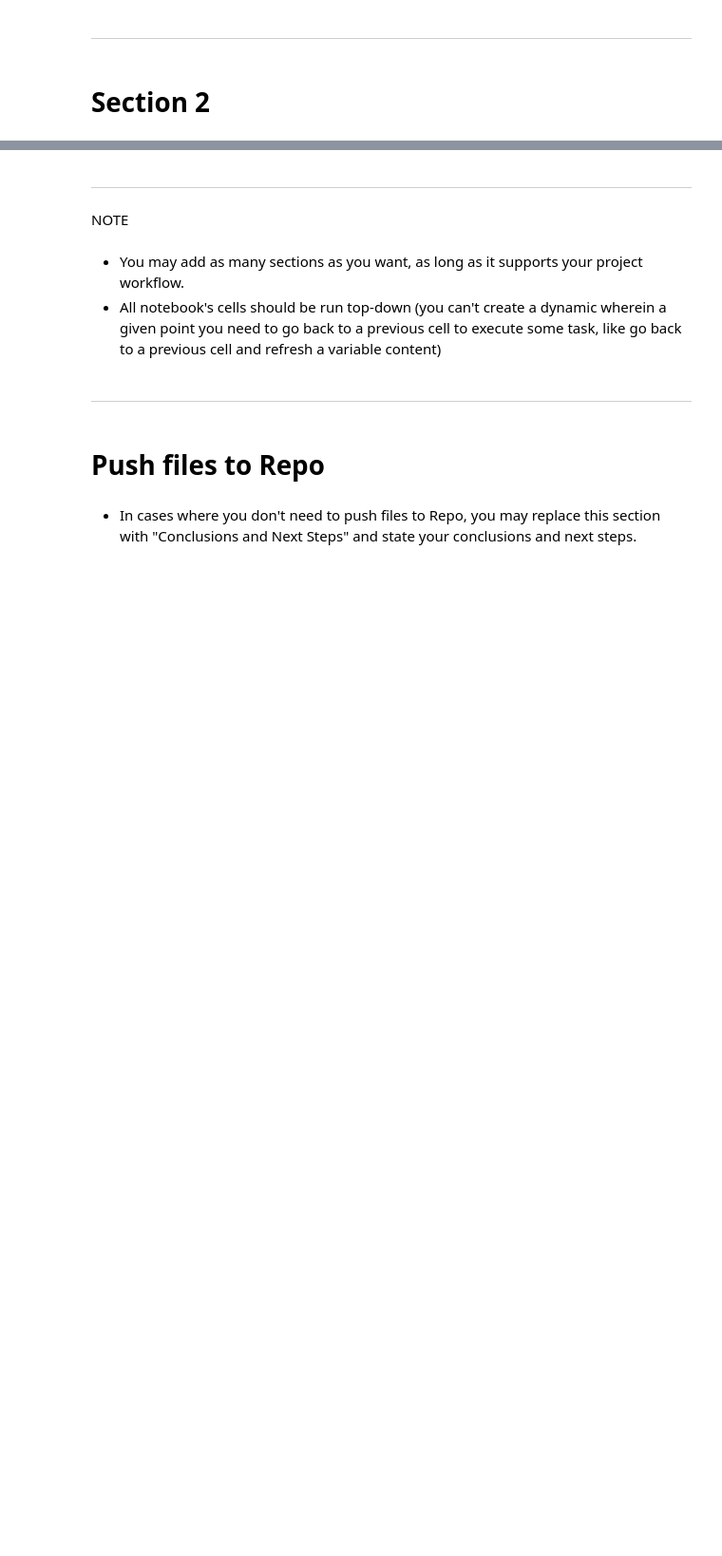
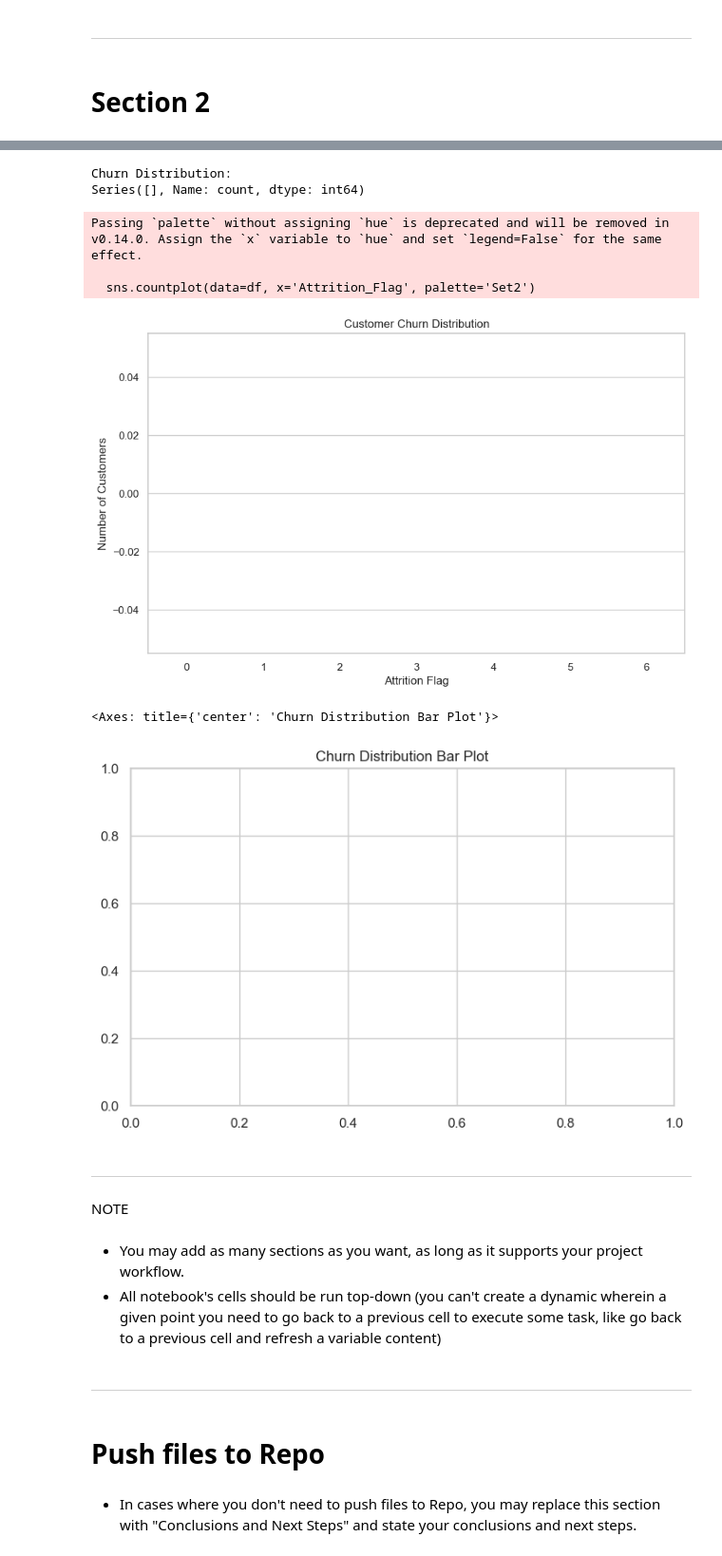
Before and after one commit to Vestibles/Credit_Card_Customer_Churn_Analysis, a Jupyter notebook: jupyter_notebooks/Data_loading_Init_Explore.ipynb, the cells around one changed output, grey strips where cells are left out. Shown at 95% size. Saved outputs shown, nothing was run; the diff lists cells and outputs as text; code cells hidden in the pictures; blank space fills up the shorter version.

Commit message:
load raw dataset

```diff
--- a/jupyter_notebooks/Data_loading_Init_Explore.ipynb
+++ b/jupyter_notebooks/Data_loading_Init_Explore.ipynb
@@ -53,0 +63,10 @@ Section 1 content
+# %%
+sns.set(style="whitegrid")
+plt.rcParams["figure.figsize"] = (10, 6)
+# %%
+# Load the raw dataset
+
+df = pd.read_csv('Data/BankChurners.csv')
+
+print("Dataset loaded successfully")
+print(f"Dataset shape: {df.shape}")
@@ -60,3 +172,33 @@ Section 2 content
+# %%
+# ------------------------------
+# Churn Distribution
+# ------------------------------
+
+churn_counts = df['Attrition_Flag'].value_counts()
+
+print("Churn Distribution:")
+print(churn_counts)
+
+# Plot churn distribution
+sns.countplot(data=df, x='Attrition_Flag', palette='Set2')
+plt.title("Customer Churn Distribution")
+plt.xlabel("Attrition Flag")
+plt.ylabel("Number of Customers")
+plt.show()
+
+# bar plot to visualize the imbalance
+plt.figure(figsize=(8, 5))
+plt.title("Churn Distribution Bar Plot")
+sns.barplot(x=churn_counts.index, y=churn_counts.values, palette='Set2')
+# %% [output]
+Churn Distribution:
+Series([], Name: count, dtype: int64)
+Passing `palette` without assigning `hue` is deprecated and will be removed in v0.14.0. Assign the `x` variable to `hue` and set `legend=False` for the same effect.
+
+  sns.countplot(data=df, x='Attrition_Flag', palette='Set2')
+[figure, added]
+<Axes: title={'center': 'Churn Distribution Bar Plot'}>
+[figure, added]
 # %% [markdown]
 ---
 # %% [markdown]
```
Also changed, not shown: parts of 16 cells of this notebook.
